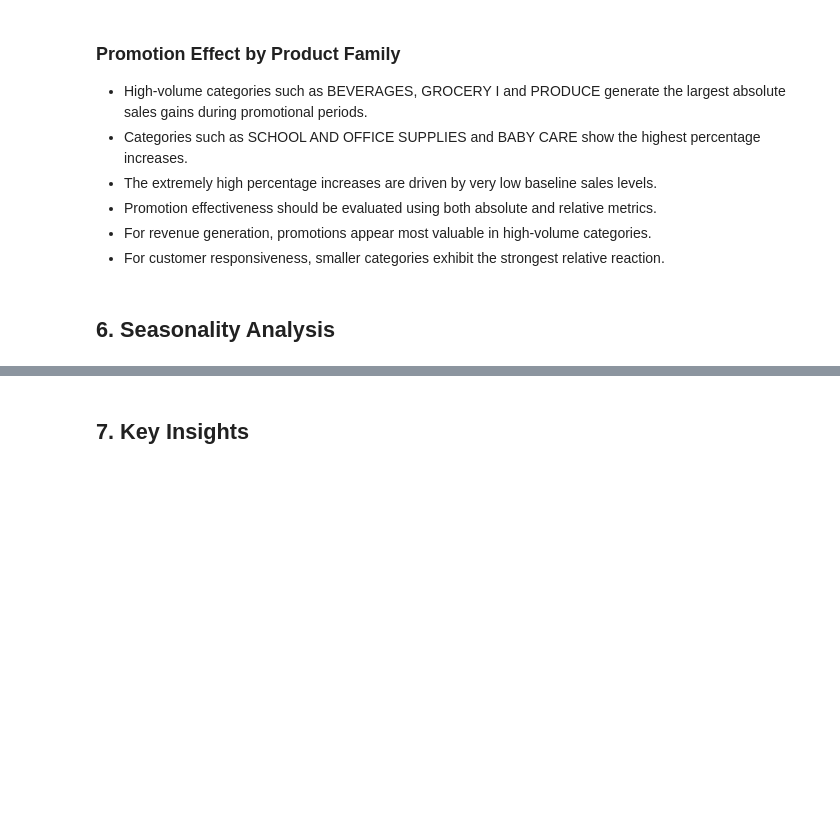
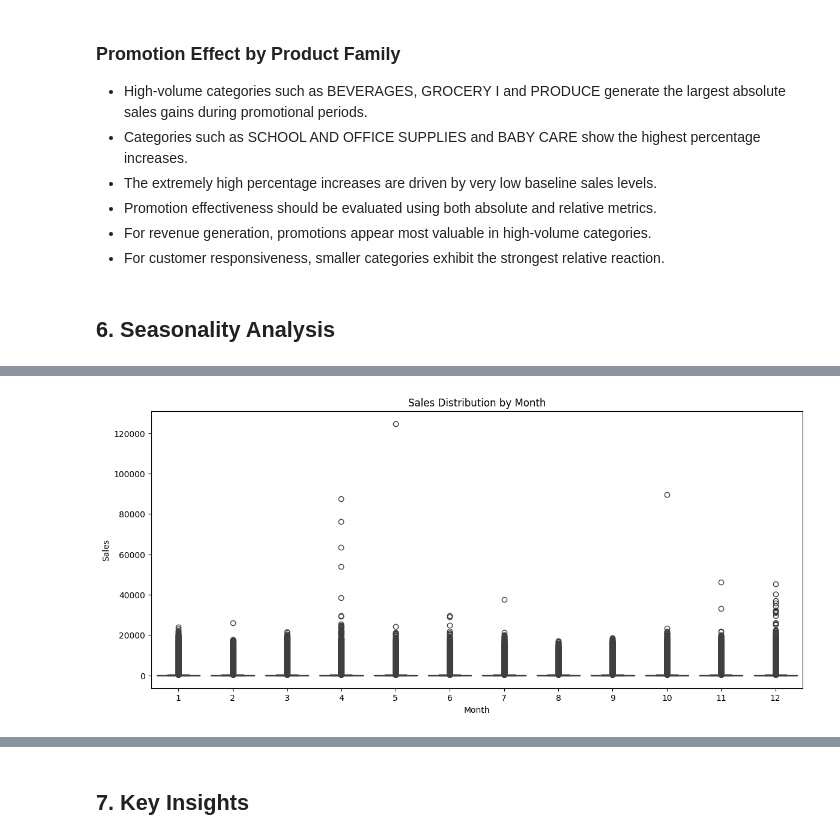
Before and after one commit to Edugar97/retail-demand-forecasting, a Jupyter notebook: notebooks/01_data_understanding.ipynb, the cells around one changed output, grey strips where cells are left out. Cells and saved outputs as stored; diff of their text form; code cells hidden in the pictures; blank space fills up the shorter version.

```diff
--- a/notebooks/01_data_understanding.ipynb
+++ b/notebooks/01_data_understanding.ipynb
@@ -819,0 +894,16 @@ family_promo_pivot.sort_values(
+# %%
+plt.figure(figsize=(14,6))
+
+sns.boxplot(
+    data=df,
+    x=df['date'].dt.month,
+    y='sales'
+)
+
+plt.title('Sales Distribution by Month')
+plt.xlabel('Month')
+plt.ylabel('Sales')
+
+plt.show()
+# %% [output]
+[figure, added]
```
Also changed, not shown: parts of 34 cells of this notebook.
